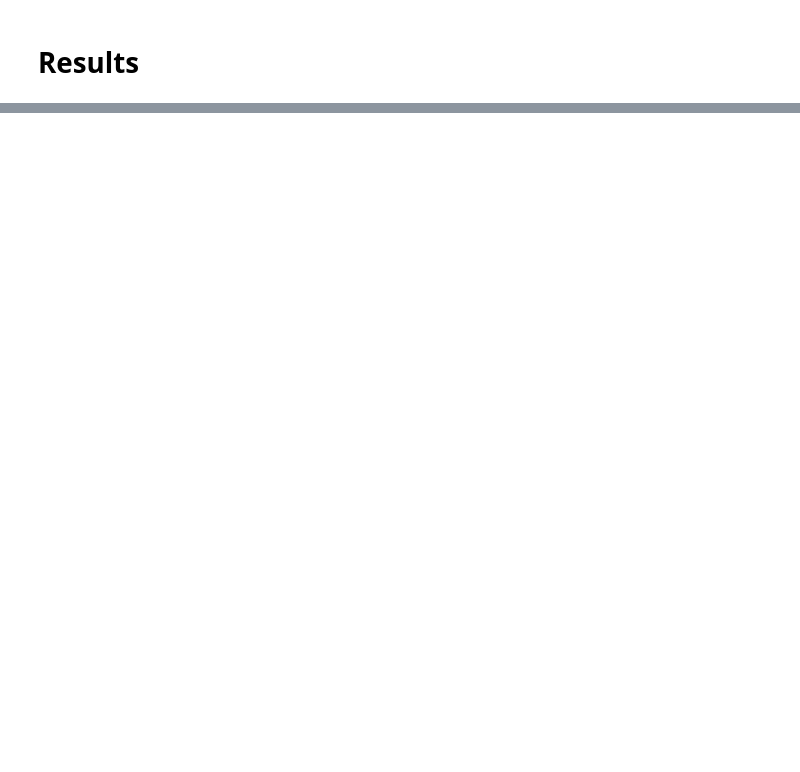
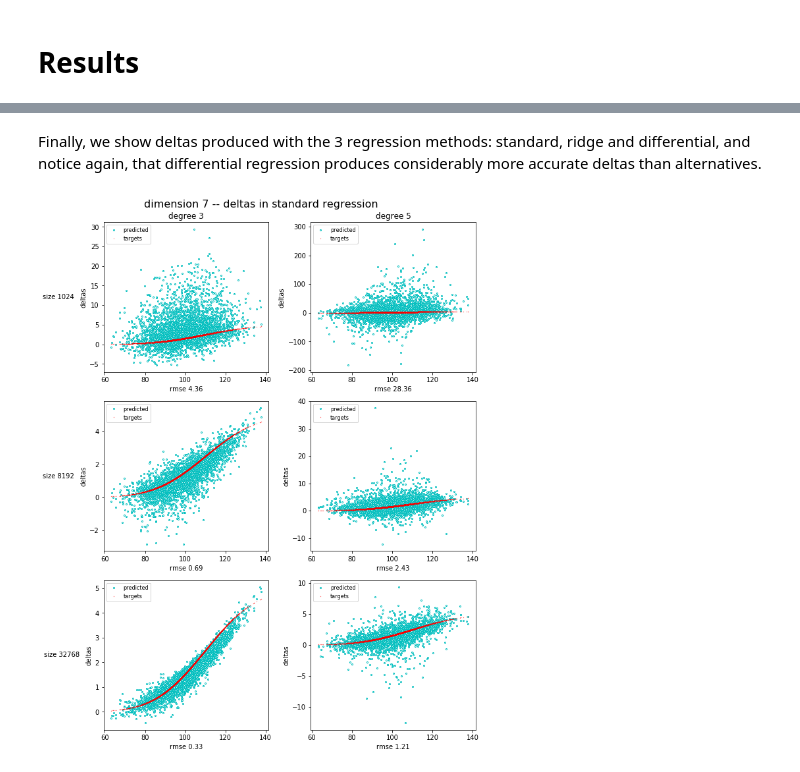
Before and after one commit to differential-machine-learning/notebooks, a Jupyter notebook: DifferentialRegression.ipynb, the cells around one changed output, grey strips where cells are left out. Cells and saved outputs as stored; diff of their text form; code cells hidden in the pictures; blank space fills up the shorter version.

```diff
--- a/DifferentialRegression.ipynb
+++ b/DifferentialRegression.ipynb
@@ -449,4 +484,7 @@ graph("dimension %d" % basketDim, values, xAxis, "", "values", yTest, "standard"
+# %% [markdown]
+Finally, we show deltas produced with the 3 regression methods: standard, ridge and differential, and notice again, that differential regression produces considerably more accurate deltas than alternatives.
 # %%
 # standard regression delta chart
-if showDeltas:
-    graph("dimension %d" % basketDim, deltas, xAxis, "basket", "deltas", dydxTest, "standard", degs, sizes, True)
+graph("dimension %d" % basketDim, deltas, xAxis, "deltas", dydxTest, "standard", degs, sizes)
+# %% [output]
+[figure, added]
```
Also changed, not shown: parts of 18 cells of this notebook.
